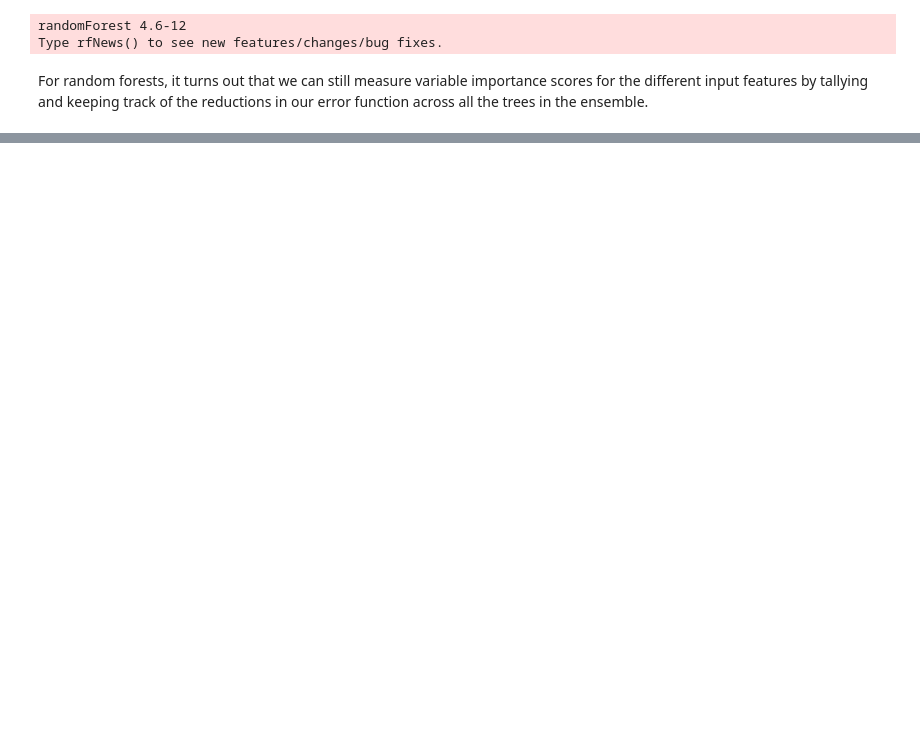
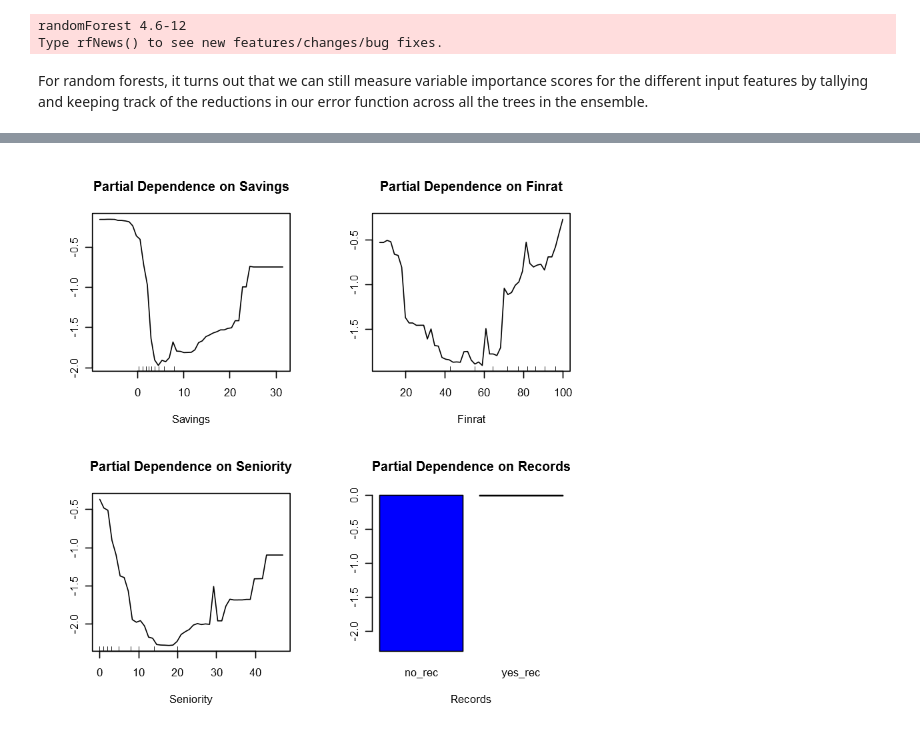
Before and after one commit to MengyingLi/RScripts, a Jupyter notebook: Ensemble.ipynb, the cells around one changed output, grey strips where cells are left out. Drawn from its saved outputs; the diff is of its cells as text; code cells hidden in the pictures; blank space fills up the shorter version.

```diff
--- a/Ensemble.ipynb
+++ b/Ensemble.ipynb
@@ -251,0 +416,8 @@ randomForest(x, y=NULL, xtest=NULL, ytest=NULL,
+# %%
+op <- par(mfrow=c(2, 2))
+partialPlot(rf, cs_data_train, Savings, "bad")
+partialPlot(rf, cs_data_train, Finrat, "bad")
+partialPlot(rf, cs_data_train, Seniority, "bad")
+partialPlot(rf, cs_data_train, Records, "bad")
+# %% [output]
+[figure, added]
```
Also changed, not shown: parts of 27 cells of this notebook, 2 other files.
